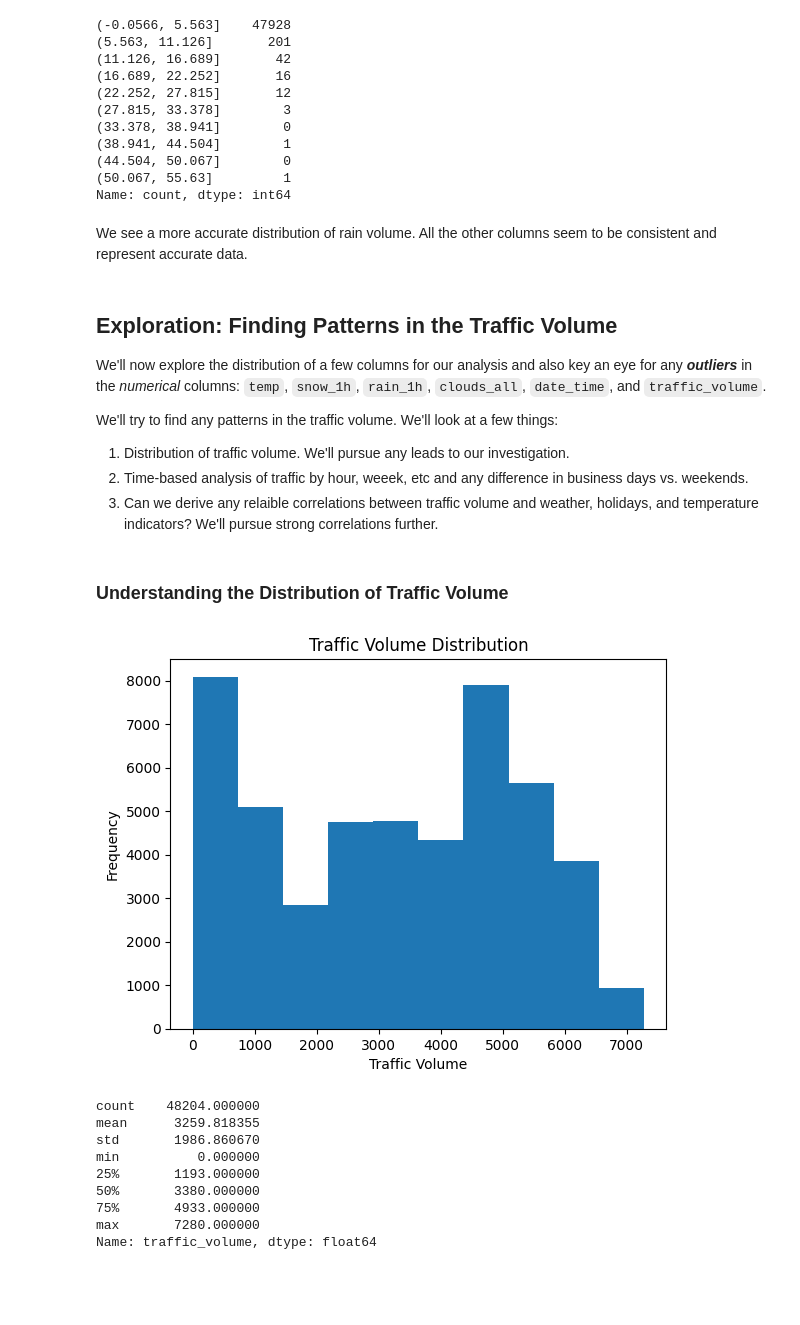
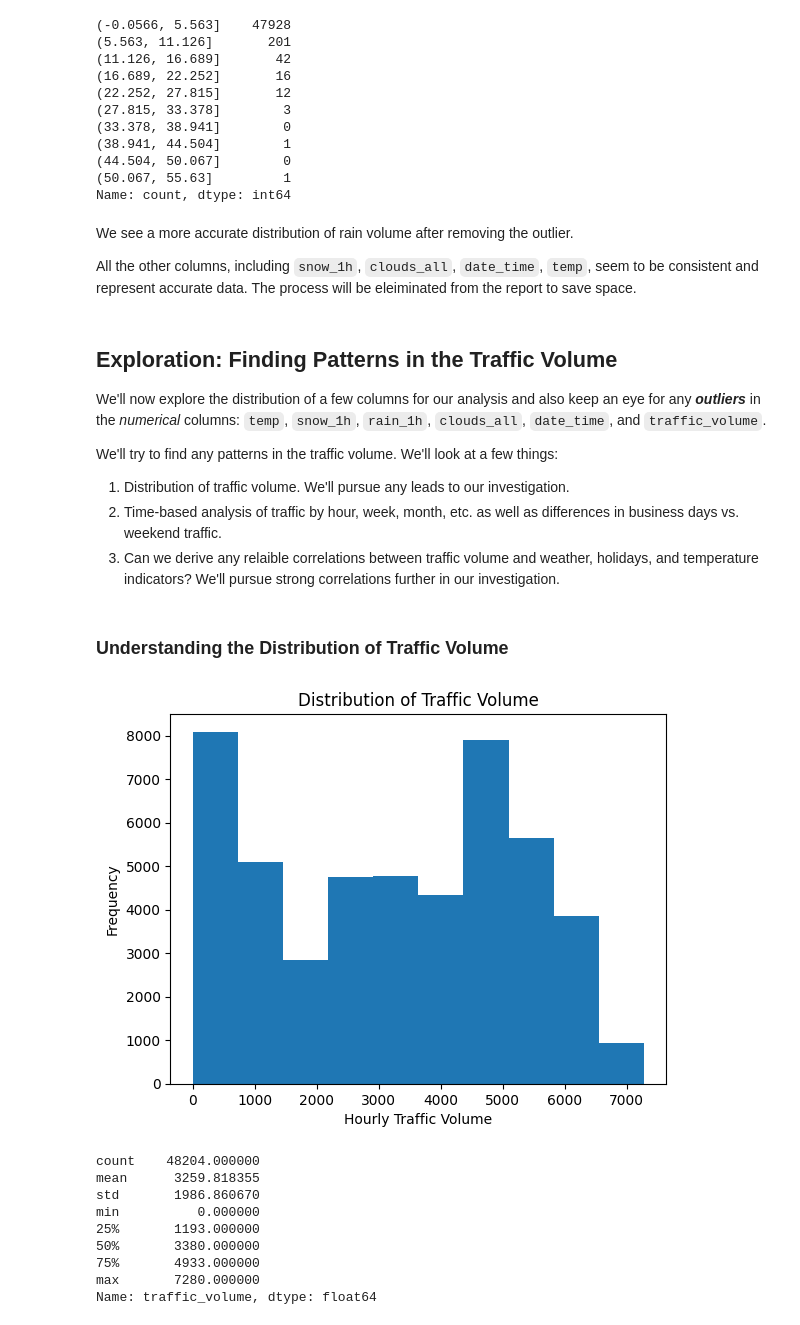
Before and after one commit to shree131/Heavy-Traffic-Indicators-Analysis, a Jupyter notebook: I94_heavy_traffic_indicators_analysis.ipynb, the cells around one changed output. Cells and saved outputs as stored; diff of their text form; code cells hidden in the pictures; blank space fills up the shorter version.

```diff
--- a/I94_heavy_traffic_indicators_analysis.ipynb
+++ b/I94_heavy_traffic_indicators_analysis.ipynb
@@ -207,32 +207,34 @@ i94_traffic['rain_1h'].value_counts(bins = 10).sort_index()
 (50.067, 55.63]         1
 Name: count, dtype: int64
 # %% [markdown]
-We see a more accurate distribution of rain volume. All the other columns seem to be consistent and represent accurate data.
+We see a more accurate distribution of rain volume after removing the outlier.
+
+All the other columns, including  `snow_1h`, `clouds_all`, `date_time`, `temp`, seem to be consistent and represent accurate data. The process will be eleiminated from the report to save space.
 # %% [markdown]
 ## Exploration: Finding Patterns in the Traffic Volume
 
-We'll now explore the distribution of a few columns for our analysis and also key an eye for any ***outliers*** in the *numerical* columns: `temp`, `snow_1h`, `rain_1h`, `clouds_all`, `date_time`, and `traffic_volume`.
+We'll now explore the distribution of a few columns for our analysis and also keep an eye for any ***outliers*** in the *numerical* columns: `temp`, `snow_1h`, `rain_1h`, `clouds_all`, `date_time`, and `traffic_volume`.
 
 We'll try to find any patterns in the traffic volume. We'll look at a few things:
 
 1. Distribution of traffic volume. We'll pursue any leads to our investigation.
-2. Time-based analysis of traffic by hour, weeek, etc and any difference in business days vs. weekends.
-3. Can we derive any relaible correlations between traffic volume and weather, holidays, and temperature indicators? We'll pursue strong correlations further.
+2. Time-based analysis of traffic by hour, week, month, etc. as well as differences in business days vs. weekend traffic.
+3. Can we derive any relaible correlations between traffic volume and weather, holidays, and temperature indicators? We'll pursue strong correlations further in our investigation.
 # %% [markdown]
 ### Understanding the Distribution of Traffic Volume
 # %%
 import matplotlib.pyplot as plt
 
-# Added inline magic to generate graphs in Jupyter Notebook
+# Add inline magic to generate matplotlib graphs in Jupyter Notebook
 %matplotlib inline
 
 traffic_vol = i94_traffic['traffic_volume']
 
 # Visualize the distribution of traffic volume
-traffic_vol.plot.hist(xlabel='Traffic Volume', title='Traffic Volume Distribution')
+traffic_vol.plot.hist(xlabel='Hourly Traffic Volume', title='Distribution of Traffic Volume')
 plt.show()
 # %% [output]
-[figure, old version]
+[figure, new version]
 # %%
 # Generate key insights about Traffic Volume
 traffic_vol.describe()
```
Also changed, not shown: parts of 19 cells of this notebook.
